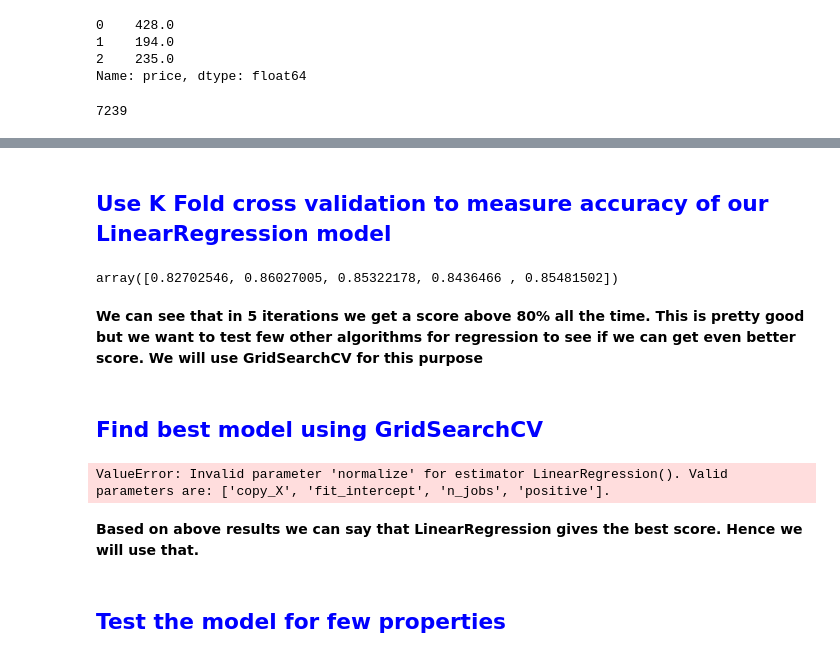
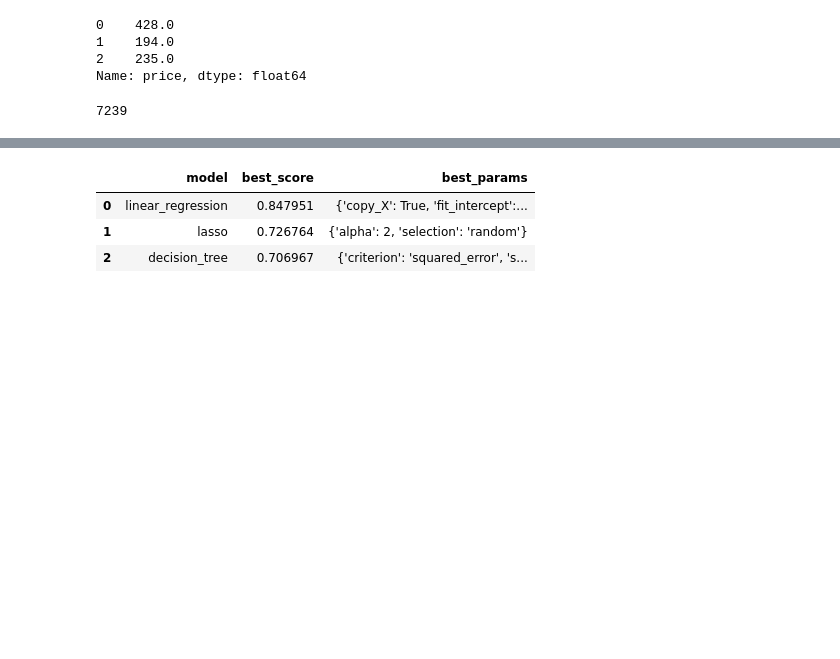
Before and after one commit to Caglarcakmak0/Makineogrenmesi, a Jupyter notebook: BangloreHomePrices/model/banglore_home_prices_final.ipynb, the cells around one changed output, grey strips where cells are left out. Saved outputs shown, nothing was run; the diff lists cells and outputs as text; code cells hidden in the pictures; blank space fills up the shorter version.

```diff
--- a/BangloreHomePrices/model/banglore_home_prices_final.ipynb
+++ b/BangloreHomePrices/model/banglore_home_prices_final.ipynb
@@ -14,5 +8,5 @@ matplotlib.rcParams["figure.figsize"] = (20,10)
 # %%
-df1 = pd.read_csv("bengaluru_house_prices.csv")
+df1=pd.read_csv("Bengaluru_House_Data.csv")
 df1.head()
 # %% [output]
 |  | area_type | availability | location | size | society | total_sqft | bath | balcony | price |
@@ -537,18 +452,3 @@ lr_clf.score(X_test,y_test)
-# %% [markdown]
-<h2 style='color:blue'>Use K Fold cross validation to measure accuracy of our LinearRegression model</h2>
-# %%
-from sklearn.model_selection import ShuffleSplit
-from sklearn.model_selection import cross_val_score
-
-cv = ShuffleSplit(n_splits=5, test_size=0.2, random_state=0)
-
-cross_val_score(LinearRegression(), X, y, cv=cv)
-# %% [output]
-array([0.82702546, 0.86027005, 0.85322178, 0.8436466 , 0.85481502])
-# %% [markdown]
-**We can see that in 5 iterations we get a score above 80% all the time. This is pretty good but we want to test few other algorithms for regression to see if we can get even better score. We will use GridSearchCV for this purpose**
-# %% [markdown]
-<h2 style='color:blue'>Find best model using GridSearchCV</h2>
 # %%
 from sklearn.model_selection import GridSearchCV
 
@@ -556,48 +456,51 @@ from sklearn.linear_model import Lasso
 from sklearn.tree import DecisionTreeRegressor
 
 def find_best_model_using_gridsearchcv(X,y):
     algos = {
-        'linear_regression' : {
-            'model': LinearRegression(),
-            'params': {
-                'normalize': [True, False]
-            }
-        },
+            'linear_regression': {
+    'model': LinearRegression(),
+    'params': {
+        'copy_X': [True, False],
+        'fit_intercept': [True, False],
+        'n_jobs': [None, 1, 2, 3, 4],  # Adjust the number of jobs as needed
+        'positive': [False, True]
+    }
+},
         'lasso': {
             'model': Lasso(),
             'params': {
                 'alpha': [1,2],
                 'selection': ['random', 'cyclic']
             }
         },
         'decision_tree': {
             'model': DecisionTreeRegressor(),
             'params': {
-                'criterion' : ['mse','friedman_mse'],
-                'splitter': ['best','random']
-            }
-        }
+                'criterion': ['friedman_mse', 'poisson', 'squared_error', 'absolute_error'],
+                'splitter': ['best', 'random']
+    }
+}
+
     }
     scores = []
     cv = ShuffleSplit(n_splits=5, test_size=0.2, random_state=0)
     for algo_name, config in algos.items():
         gs =  GridSearchCV(config['model'], config['params'], cv=cv, return_train_score=False)
         gs.fit(X,y)
         scores.append({
             'model': algo_name,
             'best_score': gs.best_score_,
             'best_params': gs.best_params_
         })
 
     return pd.DataFrame(scores,columns=['model','best_score','best_params'])
 
 find_best_model_using_gridsearchcv(X,y)
 # %% [output]
-ValueError: Invalid parameter 'normalize' for estimator LinearRegression(). Valid parameters are: ['copy_X', 'fit_intercept', 'n_jobs', 'positive'].
+|  | model | best_score | best_params |
+| 0 | linear_regression | 0.847951 | {'copy_X': True, 'fit_intercept':... |
+| 1 | lasso | 0.726764 | {'alpha': 2, 'selection': 'random'} |
+| 2 | decision_tree | 0.706967 | {'criterion': 'squared_error', 's... |
-# %% [markdown]
-**Based on above results we can say that LinearRegression gives the best score. Hence we will use that.**
-# %% [markdown]
-<h2 style='color:blue'>Test the model for few properties</h2>
 # %%
 def predict_price(location,sqft,bath,bhk):
     loc_index = np.where(X.columns==location)[0][0]
```
Also changed, not shown: parts of 43 cells of this notebook.
